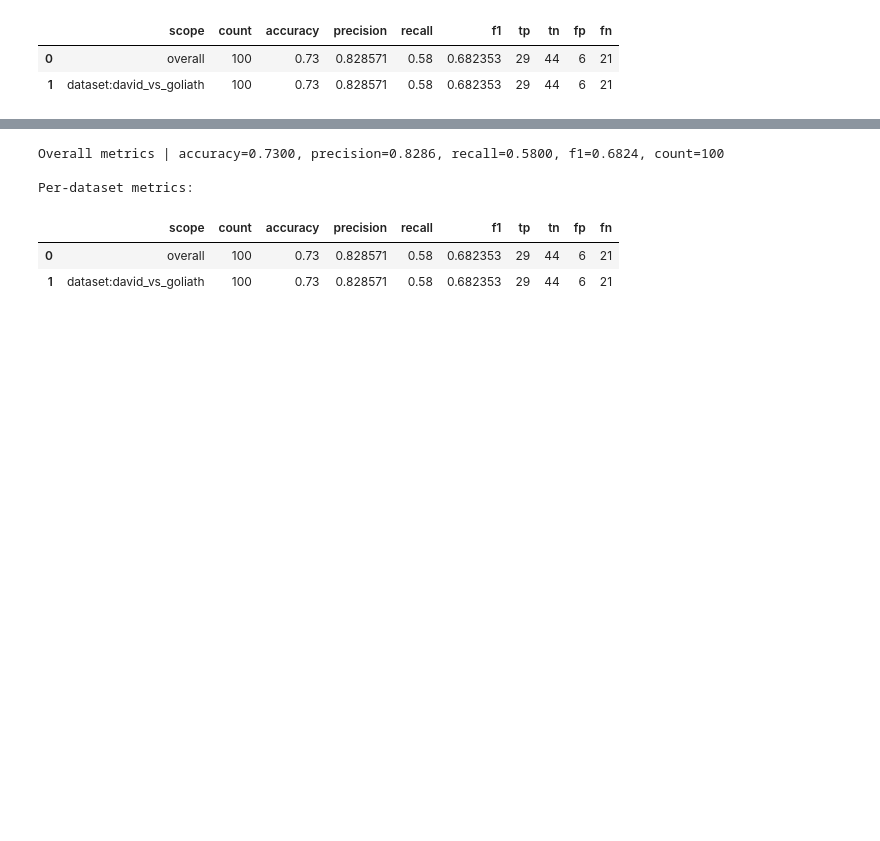
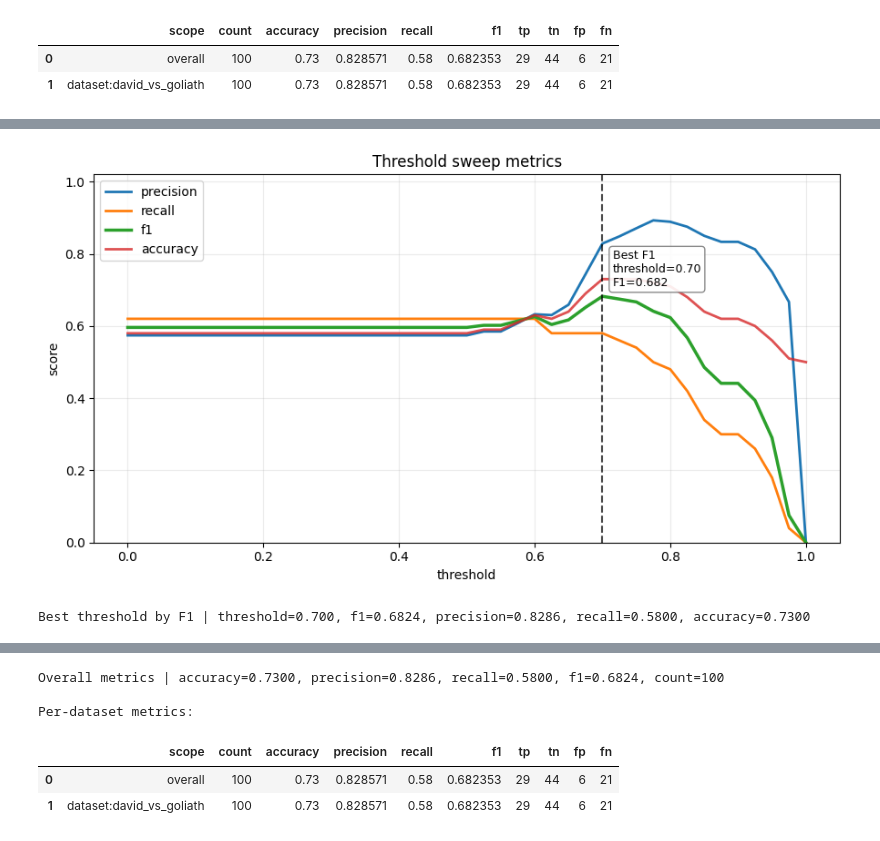
Before and after one commit to w4zir/iBud, a Jupyter notebook: notebooks/issue_test.ipynb, the cells around one changed output, grey strips where cells are left out. Saved outputs shown, nothing was run; the diff lists cells and outputs as text; code cells hidden in the pictures; blank space fills up the shorter version.

```diff
--- a/notebooks/issue_test.ipynb
+++ b/notebooks/issue_test.ipynb
@@ -297,0 +354,72 @@ plt.show()
+# %%
+# Threshold sweep (no model rerun): compare metric tradeoffs
+ISSUE_TOP_LABEL = QueryClassifier.DEFAULT_LABELS[0]
+
+
+def predict_with_threshold(frame: pd.DataFrame, threshold: float) -> np.ndarray:
+    issue_top = frame["model_top_label"].astype(str).to_numpy() == ISSUE_TOP_LABEL
+    conf_ok = frame["confidence"].astype(float).to_numpy() >= float(threshold)
+    return issue_top & conf_ok
+
+
+thresholds = np.round(np.linspace(0.0, 1.0, 41), 3)
+sweep_rows = []
+for th in thresholds:
+    pred_issue = predict_with_threshold(results_df, th)
+    sweep_frame = results_df.copy()
+    sweep_frame["predicted_is_issue"] = pred_issue
+    metrics = compute_binary_metrics(sweep_frame)
+    sweep_rows.append(
+        {
+            "threshold": float(th),
+            "accuracy": metrics["accuracy"],
+            "precision": metrics["precision"],
+            "recall": metrics["recall"],
+            "f1": metrics["f1"],
+            "tp": metrics["tp"],
+            "fp": metrics["fp"],
+            "fn": metrics["fn"],
+            "tn": metrics["tn"],
+        }
+    )
+
+sweep_df = pd.DataFrame(sweep_rows)
+best_idx = int(sweep_df["f1"].idxmax())
+best_row = sweep_df.loc[best_idx]
+
+fig, ax = plt.subplots(figsize=(9, 5))
+ax.plot(sweep_df["threshold"], sweep_df["precision"], label="precision", linewidth=2)
+ax.plot(sweep_df["threshold"], sweep_df["recall"], label="recall", linewidth=2)
+ax.plot(sweep_df["threshold"], sweep_df["f1"], label="f1", linewidth=2.5)
+ax.plot(sweep_df["threshold"], sweep_df["accuracy"], label="accuracy", linewidth=2, alpha=0.8)
+ax.axvline(float(best_row["threshold"]), linestyle="--", color="black", alpha=0.7)
+ax.annotate(
+    f"Best F1\nthreshold={best_row['threshold']:.2f}\nF1={best_row['f1']:.3f}",
+    xy=(float(best_row["threshold"]), float(best_row["f1"])),
+    xytext=(8, 8),
+    textcoords="offset points",
+    fontsize=9,
+    bbox={"boxstyle": "round,pad=0.3", "fc": "white", "ec": "gray", "alpha": 0.9},
+)
+ax.set_title("Threshold sweep metrics")
+ax.set_xlabel("threshold")
+ax.set_ylabel("score")
+ax.set_ylim(0, 1.02)
+ax.grid(alpha=0.25)
+ax.legend()
+plt.tight_layout()
+plt.show()
+
+print(
+    "Best threshold by F1 | "
+    f"threshold={best_row['threshold']:.3f}, "
+    f"f1={best_row['f1']:.4f}, "
+    f"precision={best_row['precision']:.4f}, "
+    f"recall={best_row['recall']:.4f}, "
+    f"accuracy={best_row['accuracy']:.4f}"
+)
+
+sweep_df.sort_values(by="f1", ascending=False).head(10)
+# %% [output]
+[figure, added]
+Best threshold by F1 | threshold=0.700, f1=0.6824, precision=0.8286, recall=0.5800, accuracy=0.7300
```
Also changed, not shown: parts of 7 cells of this notebook, 21 other files.
